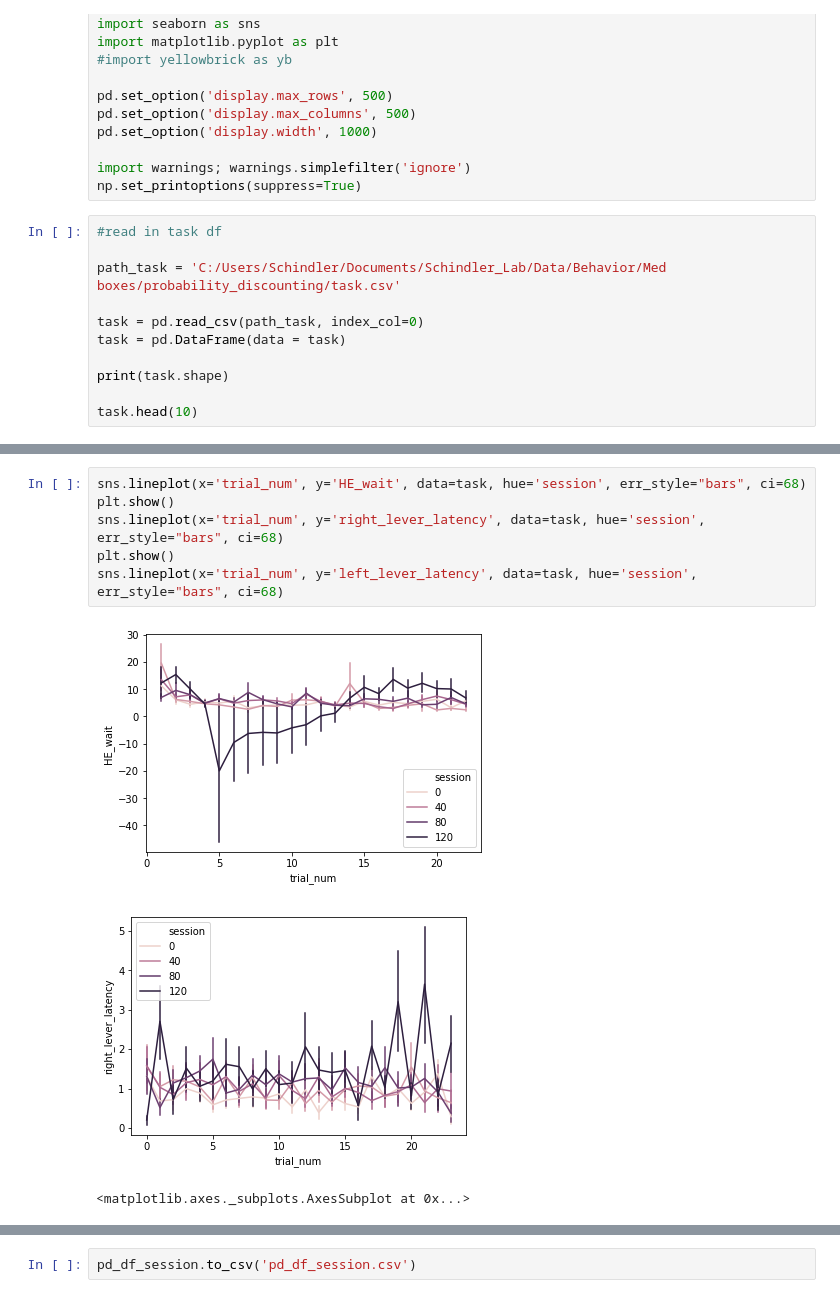
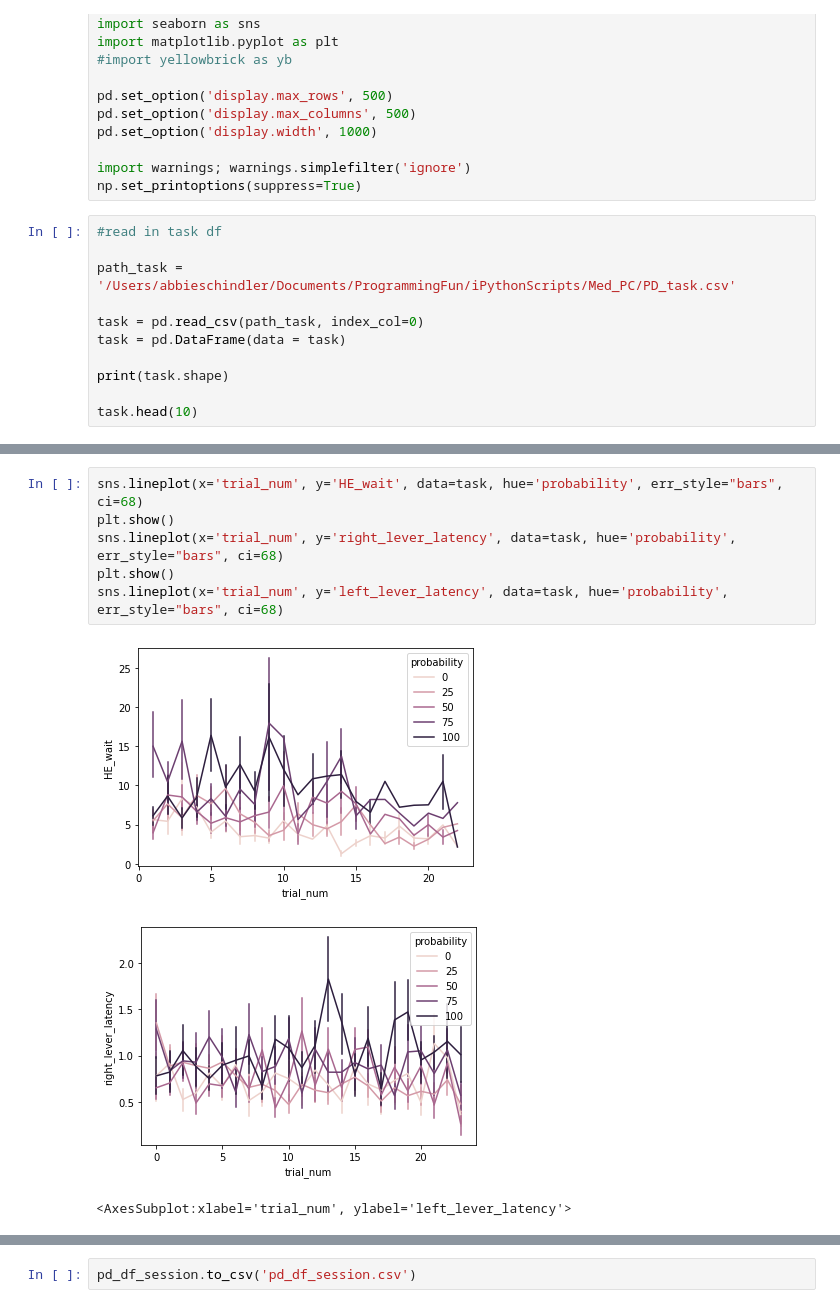
Before and after one commit to grace3999/MedPC, a Jupyter notebook: med_discounting_task_analysis.ipynb, the cells around one changed output, grey strips where cells are left out. Saved outputs shown, nothing was run; the diff lists cells and outputs as text.

```diff
--- a/med_discounting_task_analysis.ipynb
+++ b/med_discounting_task_analysis.ipynb
@@ -22,7 +22,7 @@ np.set_printoptions(suppress=True)
 # %%
 #read in task df
 
-path_task = 'C:/Users/Schindler/Documents/Schindler_Lab/Data/Behavior/Med boxes/probability_discounting/task.csv'
+path_task = '/Users/abbieschindler/Documents/ProgrammingFun/iPythonScripts/Med_PC/PD_task.csv'
 
 task = pd.read_csv(path_task, index_col=0)
 task = pd.DataFrame(data = task)
@@ -90,10 +75,10 @@ df_final.groupby(['session', 'group']).mean()
 # %%
-sns.lineplot(x='trial_num', y='HE_wait', data=task, hue='session', err_style="bars", ci=68)
+sns.lineplot(x='trial_num', y='HE_wait', data=task, hue='probability', err_style="bars", ci=68)
 plt.show()
-sns.lineplot(x='trial_num', y='right_lever_latency', data=task, hue='session', err_style="bars", ci=68)
+sns.lineplot(x='trial_num', y='right_lever_latency', data=task, hue='probability', err_style="bars", ci=68)
 plt.show()
-sns.lineplot(x='trial_num', y='left_lever_latency', data=task, hue='session', err_style="bars", ci=68)
+sns.lineplot(x='trial_num', y='left_lever_latency', data=task, hue='probability', err_style="bars", ci=68)
 # %% [output]
-[figure, old version]
+[figure, new version]
-[figure, old version]
+[figure, new version]
-<matplotlib.axes._subplots.AxesSubplot at 0x...>
+<AxesSubplot:xlabel='trial_num', ylabel='left_lever_latency'>
```
Also changed, not shown: parts of 10 cells of this notebook, 1 other file.
